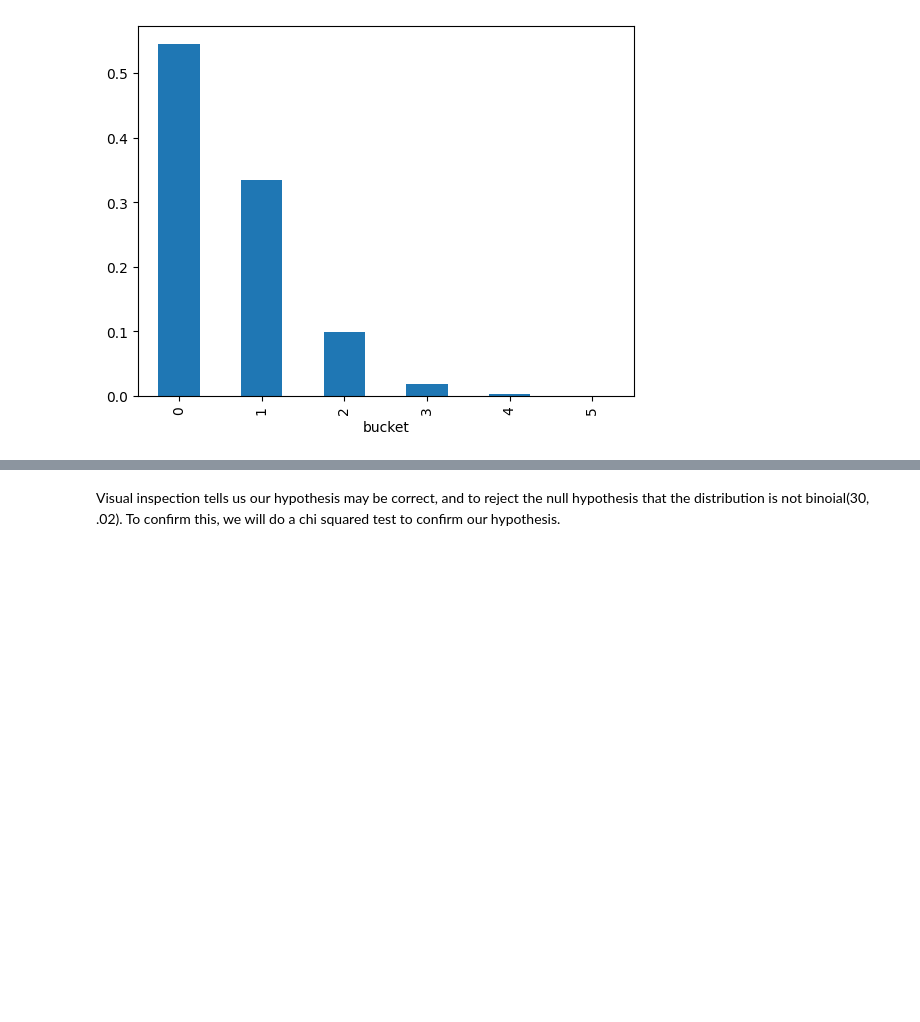
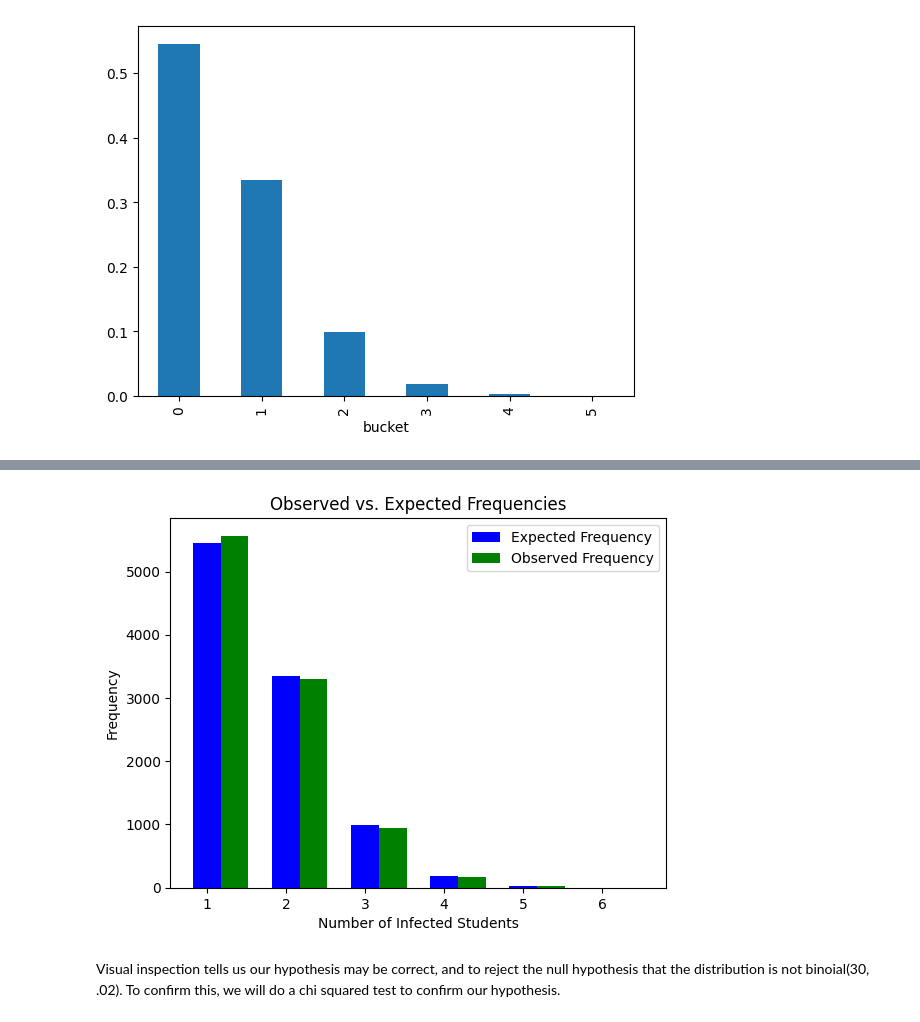
Before and after one commit to chris-messer/Pandemic-Simulation, a Jupyter notebook: src/Analysis.ipynb, the cells around one changed output, grey strips where cells are left out. Saved outputs shown, nothing was run; the diff lists cells and outputs as text; code cells hidden in the pictures; blank space fills up the shorter version.

```diff
--- a/src/Analysis.ipynb
+++ b/src/Analysis.ipynb
@@ -74,3 +103,23 @@ day_1_expected['frequency'].plot(kind='bar')
+# %%
+day_1_observed['day'] = range(6)
+hist = pd.merge(day_1_observed,day_1_expected, left_on='day',right_on='bucket')
+# %%
+
+bar_width = .35
+index = range(1, 7)
+plt.bar(index, hist['population'], bar_width, label='Expected Frequency', color='blue')
+plt.bar([i + bar_width for i in index], hist['count'], bar_width, label='Observed Frequency', color='green')
+
+plt.xlabel('Number of Infected Students')
+plt.ylabel('Frequency')
+plt.title('Observed vs. Expected Frequencies')
+
+plt.legend()
+file_path = parent_directory + '/figures/q2_hist_obs_vs_exp.png'
+plt.savefig(file_path)
+plt.show()
+# %% [output]
+[figure, added]
 # %% [markdown]
 Visual inspection tells us our hypothesis may be correct, and to reject the null hypothesis that the distribution is not binoial(30, .02). To confirm this, we will do a chi squared test to confirm our hypothesis.
 # %% [markdown]
```
Also changed, not shown: parts of 32 cells of this notebook.
